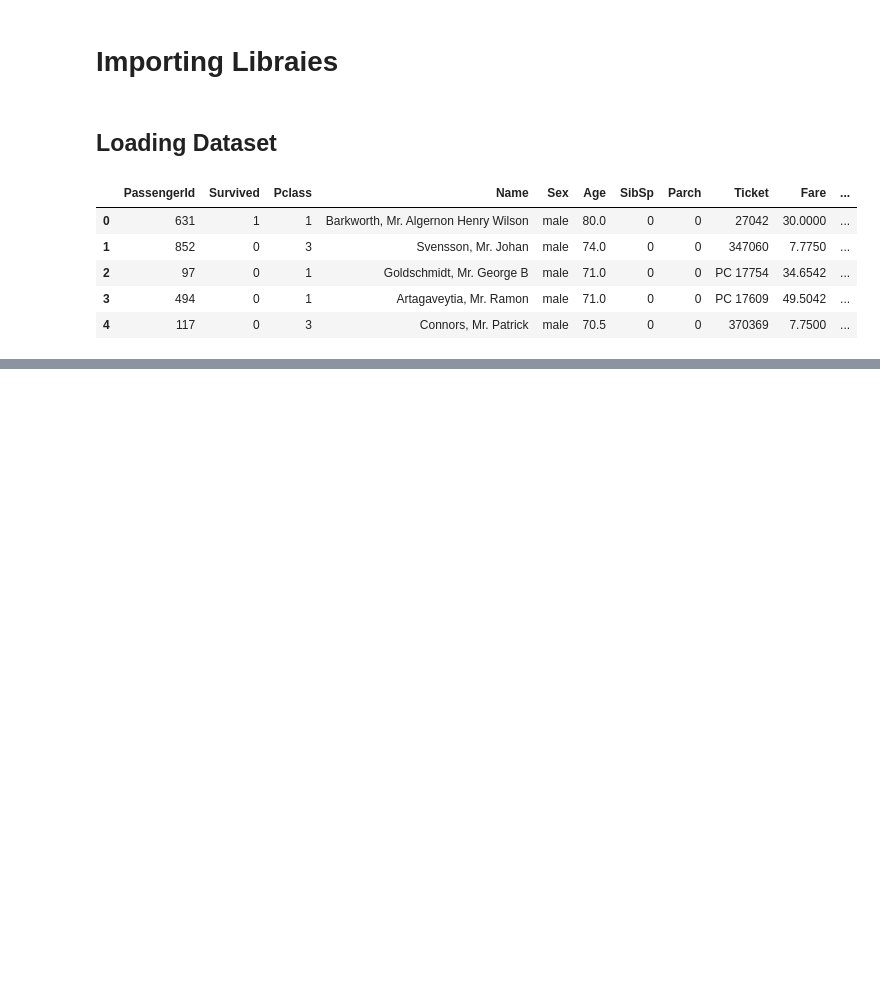
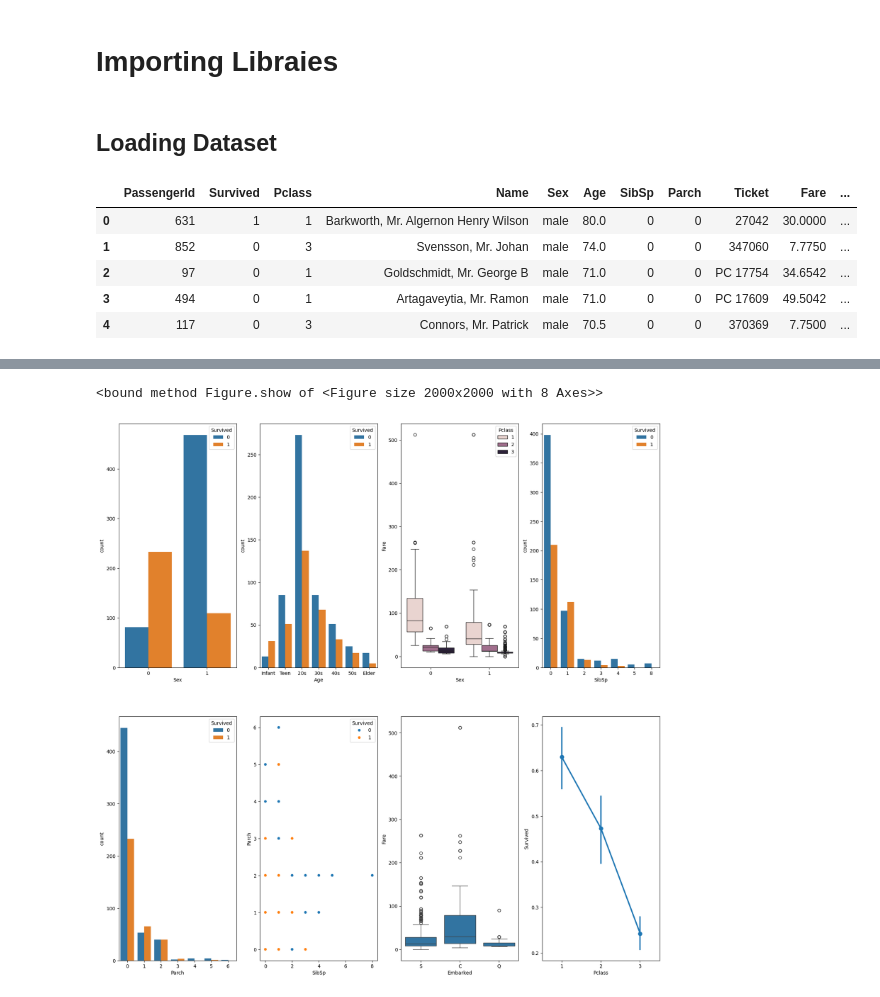
Before and after one commit to galiraza/Data-Science-PortFolio, a Jupyter notebook: 1-Titanic Survival Prediction/Titanic-Prediction.ipynb, the cells around one changed output, grey strips where cells are left out. Drawn from its saved outputs; the diff is of its cells as text; code cells hidden in the pictures; blank space fills up the shorter version.

```diff
--- a/1-Titanic Survival Prediction/Titanic-Prediction.ipynb
+++ b/1-Titanic Survival Prediction/Titanic-Prediction.ipynb
@@ -66,0 +200,14 @@ KeyError: "['PassengerId', 'Name'] not found in axis"
+# %%
+fig, ax = plt.subplots(2,4,figsize=(20,20))
+sns.countplot(x = 'Sex', data = df, hue = 'Survived', ax= ax[0,0])
+sns.countplot(x = 'Age', data = df, hue = 'Survived', ax=ax[0,1])
+sns.boxplot(x = 'Sex',y='Fare', data = df, hue = 'Pclass', ax=ax[0,2])
+sns.countplot(x = 'SibSp', data = df, hue = 'Survived', ax=ax[0,3])
+sns.countplot(x = 'Parch', data = df, hue = 'Survived', ax=ax[1,0])
+sns.scatterplot(x = 'SibSp', y = 'Parch', data = df,hue = 'Survived', ax=ax[1,1])
+sns.boxplot(x = 'Embarked', y ='Fare', data = df, ax=ax[1,2])
+sns.pointplot(x = 'Pclass', y = 'Survived', data = df, ax=ax[1,3])
+fig.show
+# %% [output]
+<bound method Figure.show of <Figure size 2000x2000 with 8 Axes>>
+[figure, added]
```
Also changed, not shown: parts of 25 cells of this notebook, 5 other files.
